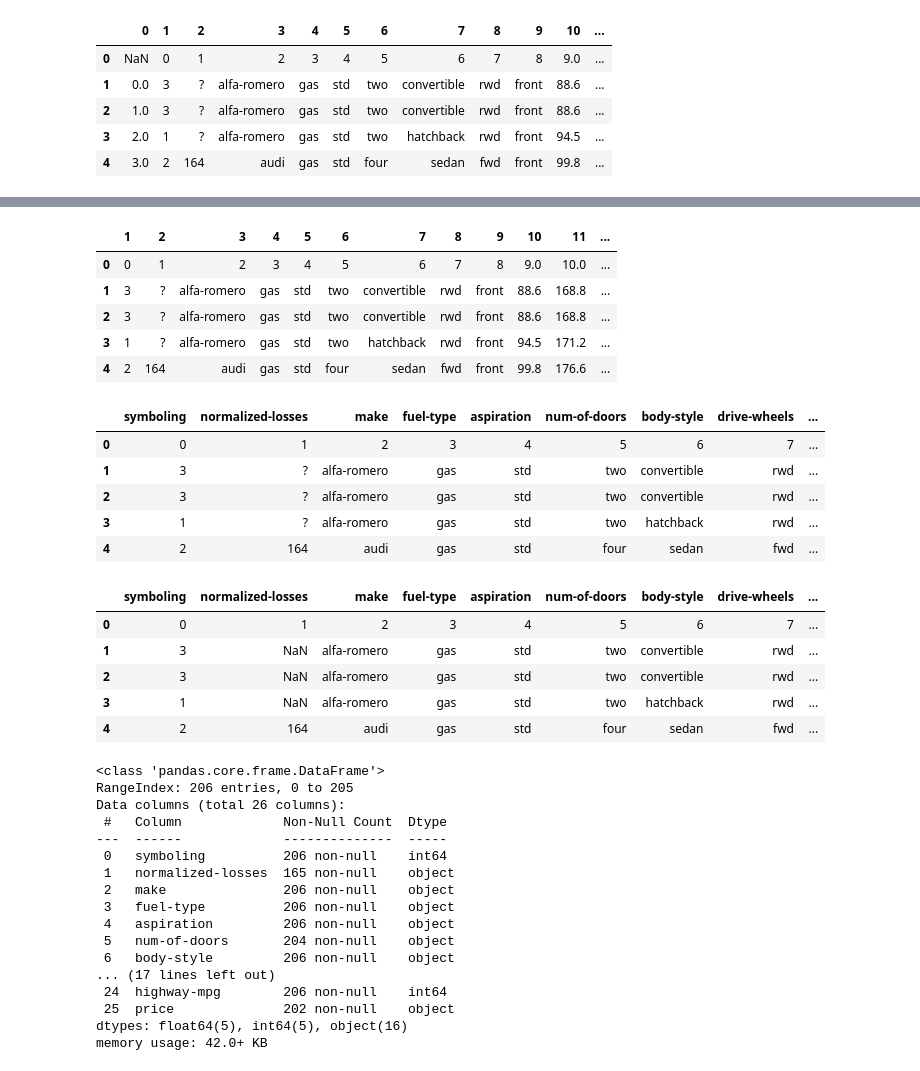
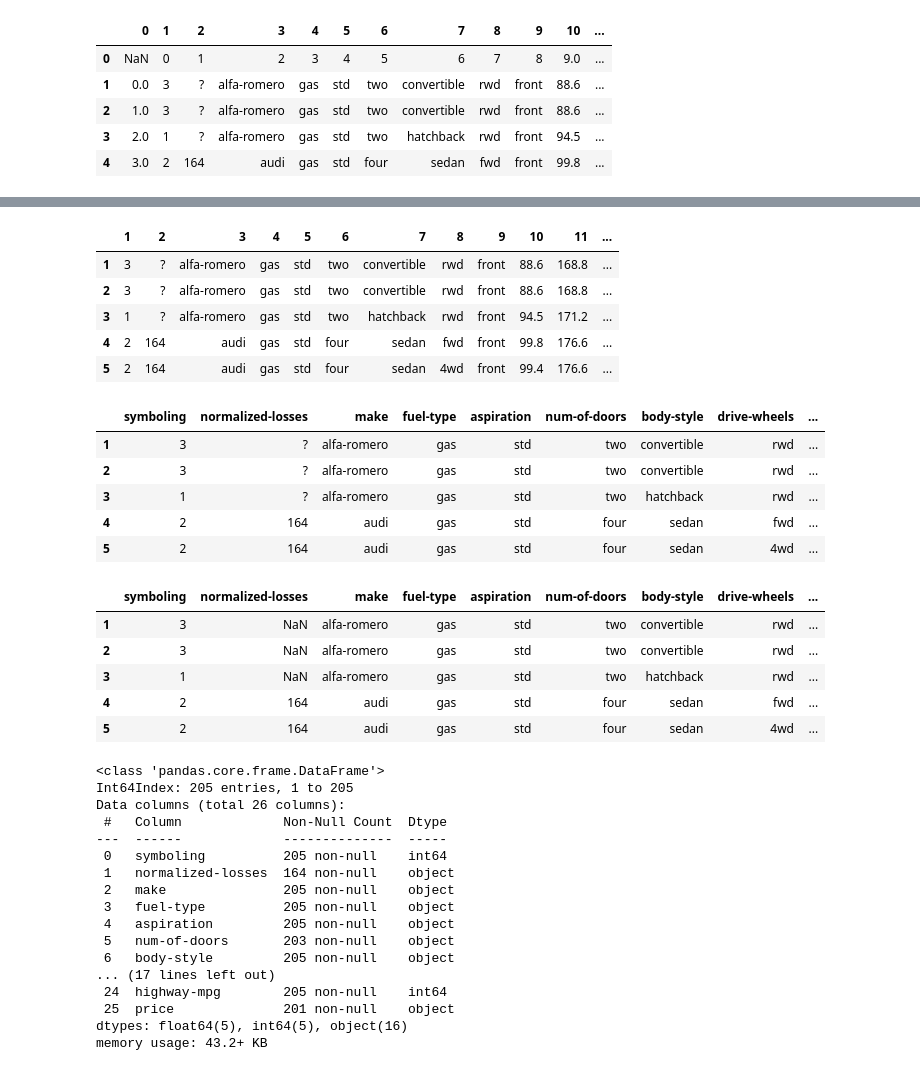
Before and after one commit to almedida/car_price_prediction, a Jupyter notebook: automobile_data_cleaning.ipynb, the cells around one changed output, grey strips where cells are left out. Drawn from its saved outputs; the diff is of its cells as text; code cells hidden in the pictures.

```diff
--- a/automobile_data_cleaning.ipynb
+++ b/automobile_data_cleaning.ipynb
@@ -45,15 +33,16 @@ df.head()
 # %%
 #delete first column
 #del df[0]
 df.drop(columns=0, inplace=True)
+df.drop([0], inplace=True)
 df.head()
 # %% [output]
 |  | 1 | 2 | 3 | 4 | 5 | 6 | 7 | 8 | 9 | 10 | 11 | ... |
-| 0 | 0 | 1 | 2 | 3 | 4 | 5 | 6 | 7 | 8 | 9.0 | 10.0 | ... |
 | 1 | 3 | ? | alfa-romero | gas | std | two | convertible | rwd | front | 88.6 | 168.8 | ... |
 | 2 | 3 | ? | alfa-romero | gas | std | two | convertible | rwd | front | 88.6 | 168.8 | ... |
 | 3 | 1 | ? | alfa-romero | gas | std | two | hatchback | rwd | front | 94.5 | 171.2 | ... |
 | 4 | 2 | 164 | audi | gas | std | four | sedan | fwd | front | 99.8 | 176.6 | ... |
+| 5 | 2 | 164 | audi | gas | std | four | sedan | 4wd | front | 99.4 | 176.6 | ... |
 # %%
 #create header list
 
@@ -68,11 +57,11 @@ df.columns = headers
 df.head(5)
 # %% [output]
 |  | symboling | normalized-losses | make | fuel-type | aspiration | num-of-doors | body-style | drive-wheels | ... |
-| 0 | 0 | 1 | 2 | 3 | 4 | 5 | 6 | 7 | ... |
 | 1 | 3 | ? | alfa-romero | gas | std | two | convertible | rwd | ... |
 | 2 | 3 | ? | alfa-romero | gas | std | two | convertible | rwd | ... |
 | 3 | 1 | ? | alfa-romero | gas | std | two | hatchback | rwd | ... |
 | 4 | 2 | 164 | audi | gas | std | four | sedan | fwd | ... |
+| 5 | 2 | 164 | audi | gas | std | four | sedan | 4wd | ... |
 # %%
 #data cleaning/wrangling
 #replacing missing values with NaN
@@ -82,33 +71,33 @@ df.replace("?", np.NaN, inplace=True)
 df.head()
 # %% [output]
 |  | symboling | normalized-losses | make | fuel-type | aspiration | num-of-doors | body-style | drive-wheels | ... |
-| 0 | 0 | 1 | 2 | 3 | 4 | 5 | 6 | 7 | ... |
 | 1 | 3 | NaN | alfa-romero | gas | std | two | convertible | rwd | ... |
 | 2 | 3 | NaN | alfa-romero | gas | std | two | convertible | rwd | ... |
 | 3 | 1 | NaN | alfa-romero | gas | std | two | hatchback | rwd | ... |
 | 4 | 2 | 164 | audi | gas | std | four | sedan | fwd | ... |
+| 5 | 2 | 164 | audi | gas | std | four | sedan | 4wd | ... |
 # %%
 #inspect the attribute datatypes
 #df.dtypes
 df.info()
 # %% [output]
 <class 'pandas.core.frame.DataFrame'>
-RangeIndex: 206 entries, 0 to 205
+Int64Index: 205 entries, 1 to 205
 Data columns (total 26 columns):
  #   Column             Non-Null Count  Dtype
 ---  ------             --------------  -----
- 0   symboling          206 non-null    int64
- 1   normalized-losses  165 non-null    object
- 2   make               206 non-null    object
- 3   fuel-type          206 non-null    object
- 4   aspiration         206 non-null    object
- 5   num-of-doors       204 non-null    object
- 6   body-style         206 non-null    object
+ 0   symboling          205 non-null    int64
+ 1   normalized-losses  164 non-null    object
+ 2   make               205 non-null    object
+ 3   fuel-type          205 non-null    object
+ 4   aspiration         205 non-null    object
+ 5   num-of-doors       203 non-null    object
+ 6   body-style         205 non-null    object
 ... (17 lines left out)
- 24  highway-mpg        206 non-null    int64
- 25  price              202 non-null    object
+ 24  highway-mpg        205 non-null    int64
+ 25  price              201 non-null    object
 dtypes: float64(5), int64(5), object(16)
-memory usage: 42.0+ KB
+memory usage: 43.2+ KB
 # %%
 #convert price to to float data type
 df['price'] = pd.to_numeric(df['price'])
```
Also changed, not shown: parts of 34 cells of this notebook.
